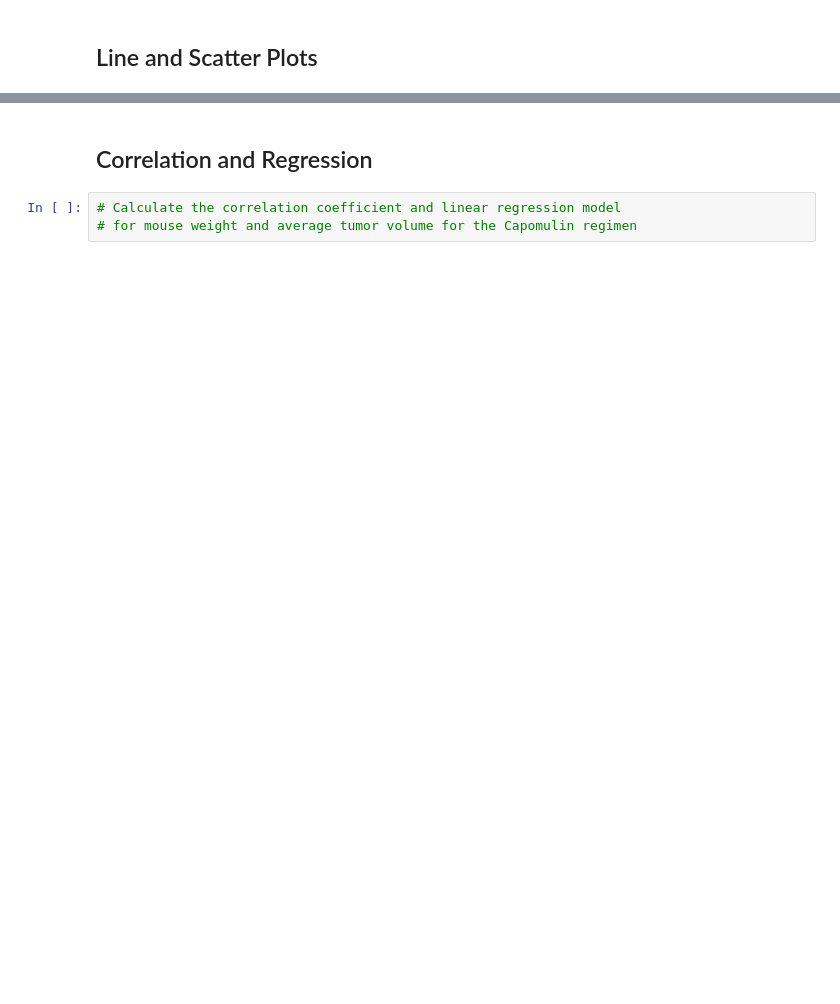
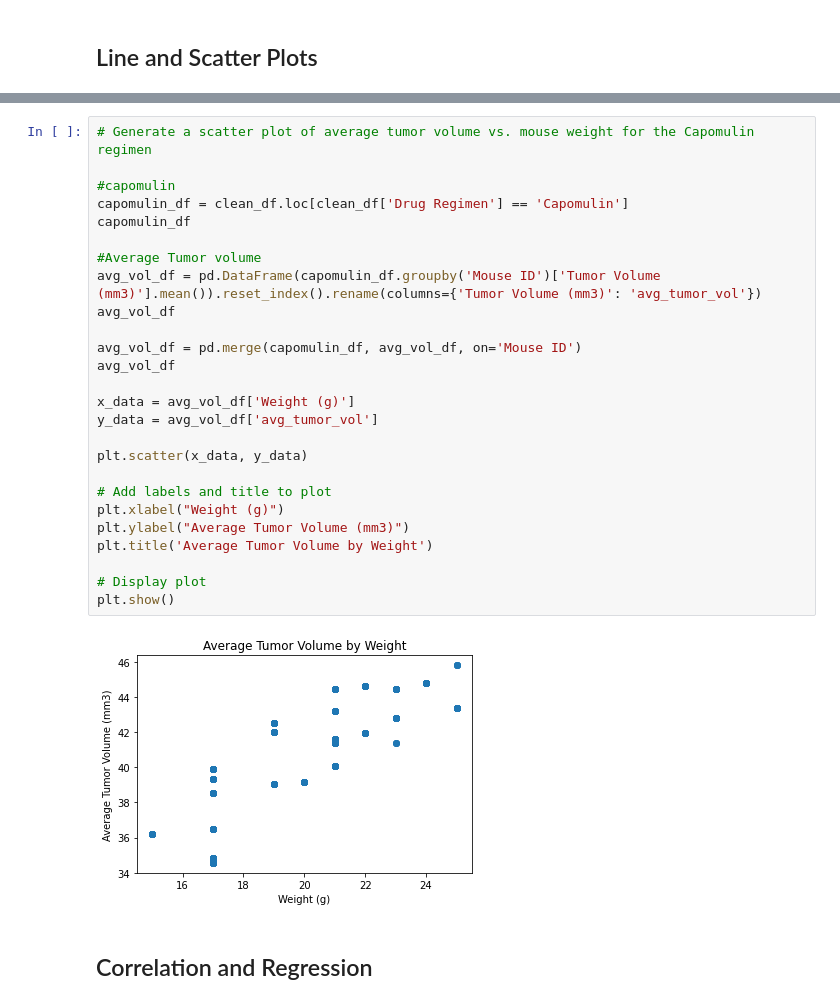
Before and after one commit to Alexis-Kepano/matplotlib-challenge, a Jupyter notebook: Pymaceuticals/pymaceuticals_starter.ipynb, the cells around one changed output, grey strips where cells are left out. Cells and saved outputs as stored; diff of their text form; blank space fills up the shorter version.

```diff
--- a/Pymaceuticals/pymaceuticals_starter.ipynb
+++ b/Pymaceuticals/pymaceuticals_starter.ipynb
@@ -181,5 +252,30 @@ plt.show()
+# %%
+# Generate a scatter plot of average tumor volume vs. mouse weight for the Capomulin regimen
+
+#capomulin
+capomulin_df = clean_df.loc[clean_df['Drug Regimen'] == 'Capomulin']
+capomulin_df
+
+#Average Tumor volume
+avg_vol_df = pd.DataFrame(capomulin_df.groupby('Mouse ID')['Tumor Volume (mm3)'].mean()).reset_index().rename(columns={'Tumor Volume (mm3)': 'avg_tumor_vol'})
+avg_vol_df
+
+avg_vol_df = pd.merge(capomulin_df, avg_vol_df, on='Mouse ID')
+avg_vol_df
+
+x_data = avg_vol_df['Weight (g)']
+y_data = avg_vol_df['avg_tumor_vol']
+
+plt.scatter(x_data, y_data)
+
+# Add labels and title to plot
+plt.xlabel("Weight (g)")
+plt.ylabel("Average Tumor Volume (mm3)")
+plt.title('Average Tumor Volume by Weight')
+
+# Display plot
+plt.show()
+# %% [output]
+[figure, added]
 # %% [markdown]
 ## Correlation and Regression
-# %%
-# Calculate the correlation coefficient and linear regression model
-# for mouse weight and average tumor volume for the Capomulin regimen
```
Also changed, not shown: parts of 10 cells of this notebook.
